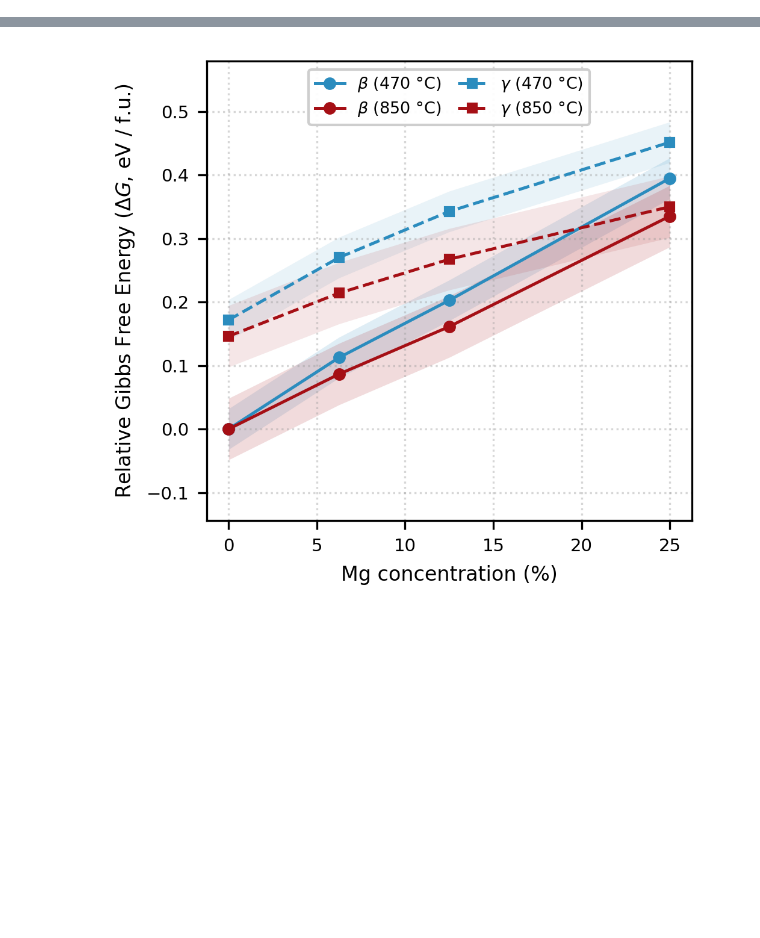
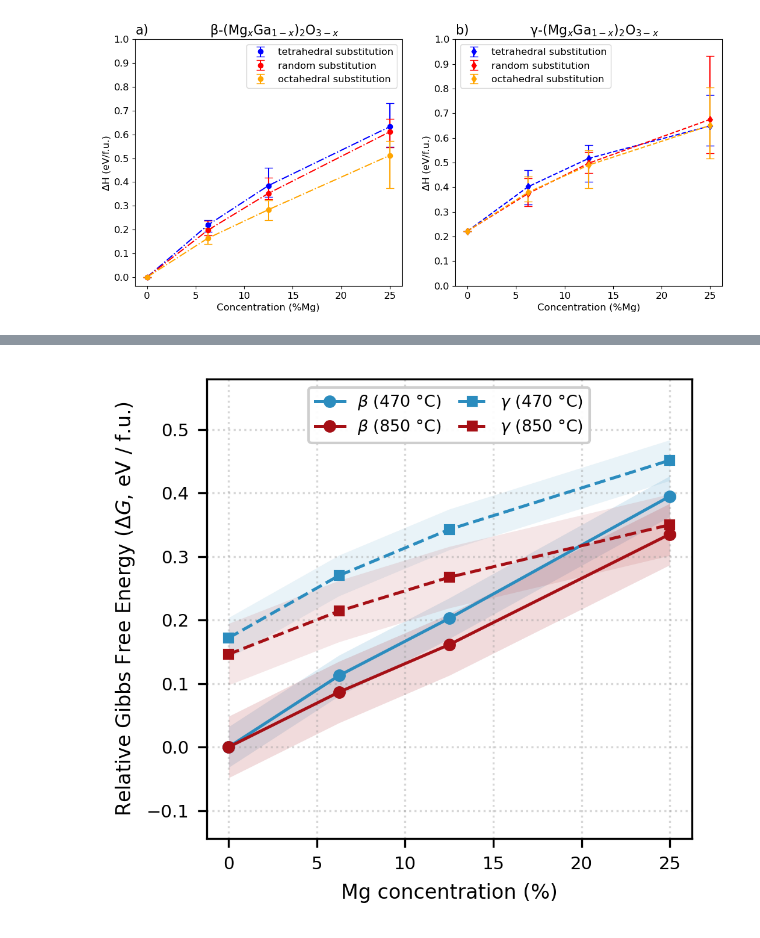
Before and after one commit to ACME-group-CMU/Ga2O3_Mg_paper, a Jupyter notebook: Graphing_DFT_Ga2O3.ipynb, the cells around one changed output, grey strips where cells are left out. Cells and saved outputs as stored; diff of their text form; code cells hidden in the pictures; blank space fills up the shorter version.

```diff
--- a/Graphing_DFT_Ga2O3.ipynb
+++ b/Graphing_DFT_Ga2O3.ipynb
@@ -106,35 +108,37 @@ ax1.errorbar(conc, avg_bt, yerr = bt_err, label = 'tetrahedral substitution', co
 ax1.errorbar(conc, avg_br, yerr = br_err, label = 'random substitution', color = 'red', fmt = 'o',capsize=5)
 ax1.errorbar(conc, avg_bo, yerr = bo_err, label = 'octahedral substitution', color = 'orange', fmt = 'o',capsize=5)
 
 ax1.plot(conc, avg_bt, color = 'blue',ls='-.') #[a - 0.4 for a in conc]
 ax1.plot(conc, avg_br, color = 'red',ls='-.')
 ax1.plot(conc, avg_bo, color = 'orange',ls='-.') #[a + 0.4 for a in conc]
 
 ax1.set_xlabel("Concentration (%Mg)", fontsize=12)
 ax1.set_ylabel("ΔH (eV/f.u.)", fontsize=12)
-ax1.set_title("a) \t\t β-Mg$_x$Ga$_{1-x}$O$_{3-x}$", fontsize=16,loc='left')
+ax1.set_title("a) \t\t β-(Mg$_x$Ga$_{1-x})_2$O$_{3-x}$", fontsize=16,loc='left')
 ax1.set_yticks(np.arange(0,1.1,0.1))
 ax1.tick_params(axis='both',which='major', labelsize=12)
 ax1.legend(fontsize=12)
 
 ax2.errorbar(conc, avg_gt, yerr = gt_err, label = 'tetrahedral substitution', color = 'blue', fmt = 'd',capsize=5)
 ax2.errorbar(conc, avg_gr, yerr = gr_err, label = 'random substitution', color = 'red', fmt = 'd',capsize=5)
 ax2.errorbar(conc, avg_go, yerr = go_err, label = 'octahedral substitution', color = 'orange', fmt = 'd',capsize=5)
 
 ax2.plot(conc, avg_gt, color = 'blue', ls='--') #[a - 0.4 for a in conc]
 ax2.plot(conc, avg_gr, color = 'red',ls='--')
 ax2.plot(conc, avg_go, color = 'orange', ls='--')
 
 ax2.set_xlabel("Concentration (%Mg)", fontsize=12)
 ax2.set_ylabel("ΔH (eV/f.u.)", fontsize=12)
-ax2.set_title("b) \t\t γ-Mg$_x$Ga$_{1-x}$O$_{3-x}$", fontsize=16,loc='left')
+ax2.set_title("b) \t\t γ-(Mg$_x$Ga$_{1-x})_2$O$_{3-x}$", fontsize=16,loc='left')
 ax2.set_yticks(np.arange(0,1.1,0.1))
 ax2.tick_params(axis='both',which='major', labelsize=12)
 ax2.legend(fontsize=12)
 plt.savefig("fig3.png")
 # fig.suptitle("ΔH (eV/f.u.) vs. Concentration (%Mg)", fontsize=20)
 
 #plt.xticks([0,6.25,12.5,25])
+# %% [output]
+[figure, added]
 # %%
 # FIGURE S20: replot figure 3 to compare across substitution rather than polymorph
 
```
Also changed, not shown: parts of 2 cells of this notebook.
